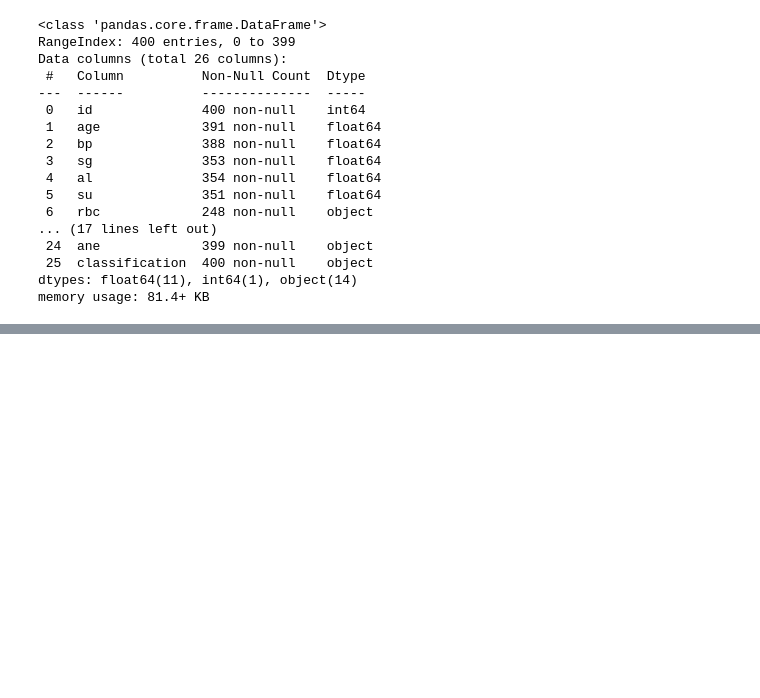
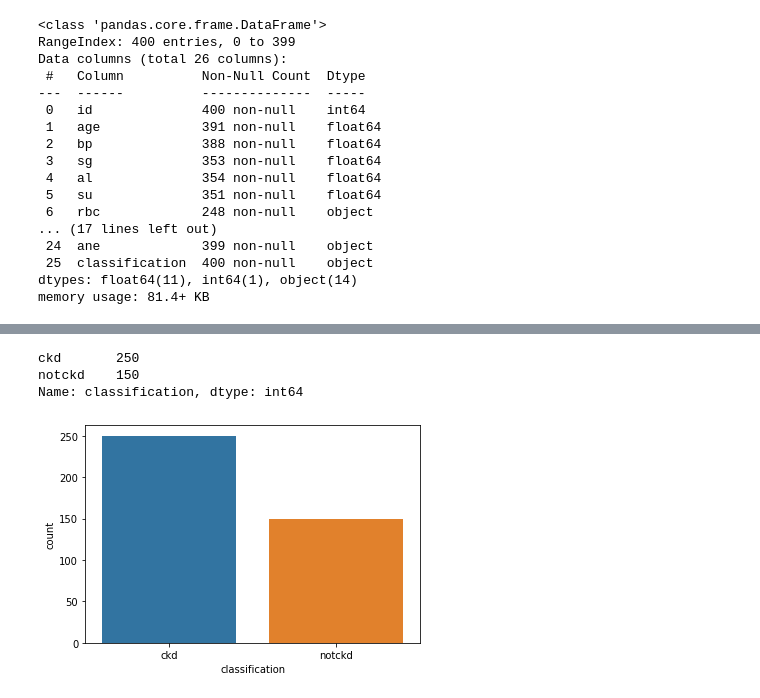
Before and after one commit to himanshu530/Healthcare_AI, a Jupyter notebook: Kidney_Disease_model_code.ipynb, the cells around one changed output, grey strips where cells are left out. Saved outputs shown, nothing was run; the diff lists cells and outputs as text; code cells hidden in the pictures; blank space fills up the shorter version.

```diff
--- a/Kidney_Disease_model_code.ipynb
+++ b/Kidney_Disease_model_code.ipynb
@@ -87,0 +131,8 @@ Name: classification, dtype: int64
+# %%
+sns.countplot(x='classification',data=df)
+df['classification'].value_counts()
+# %% [output]
+ckd       250
+notckd    150
+Name: classification, dtype: int64
+[figure, added]
```
Also changed, not shown: parts of 20 cells of this notebook.
